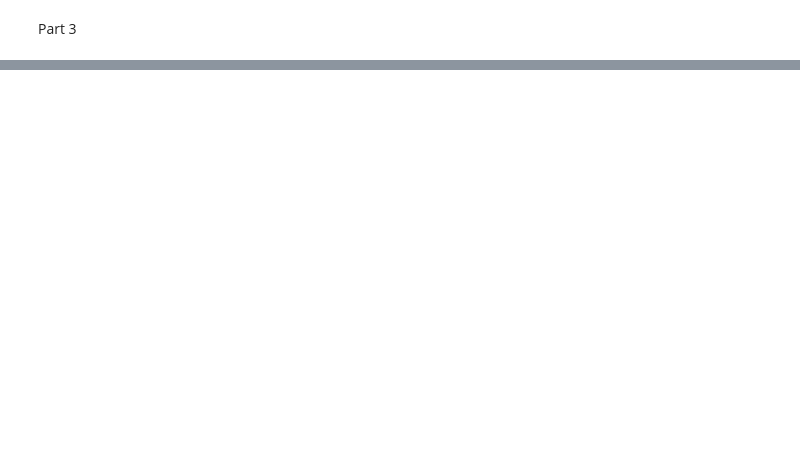
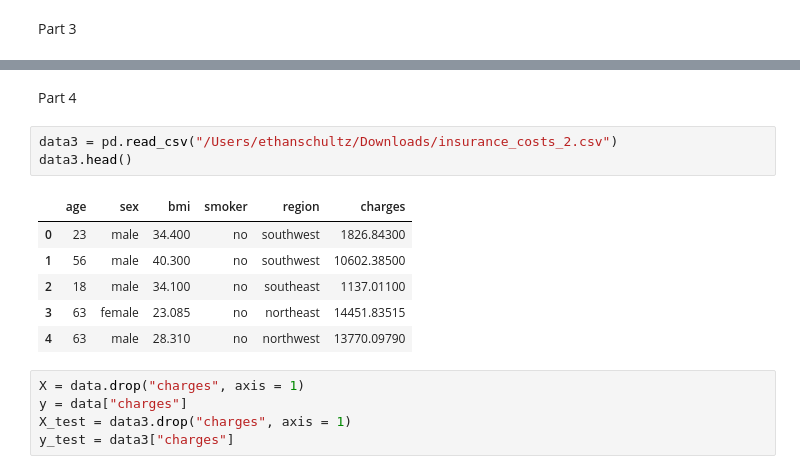
Before and after one commit to EthanSchultz49/GSB-544, a Jupyter notebook: Week_6/Lab5.ipynb, the cells around one changed output, grey strips where cells are left out. Saved outputs shown, nothing was run; the diff lists cells and outputs as text; blank space fills up the shorter version.

```diff
--- a/Week_6/Lab5.ipynb
+++ b/Week_6/Lab5.ipynb
@@ -248,0 +472,17 @@ lr_pipeline
+# %% [markdown]
+Part 4
+# %%
+data3 = pd.read_csv("/Users/ethanschultz/Downloads/insurance_costs_2.csv")
+data3.head()
+# %% [output]
+|  | age | sex | bmi | smoker | region | charges |
+| 0 | 23 | male | 34.400 | no | southwest | 1826.84300 |
+| 1 | 56 | male | 40.300 | no | southwest | 10602.38500 |
+| 2 | 18 | male | 34.100 | no | southeast | 1137.01100 |
+| 3 | 63 | female | 23.085 | no | northeast | 14451.83515 |
+| 4 | 63 | male | 28.310 | no | northwest | 13770.09790 |
+# %%
+X = data.drop("charges", axis = 1)
+y = data["charges"]
+X_test = data3.drop("charges", axis = 1)
+y_test = data3["charges"]
```
Also changed, not shown: parts of 44 cells of this notebook, 2 other files.
